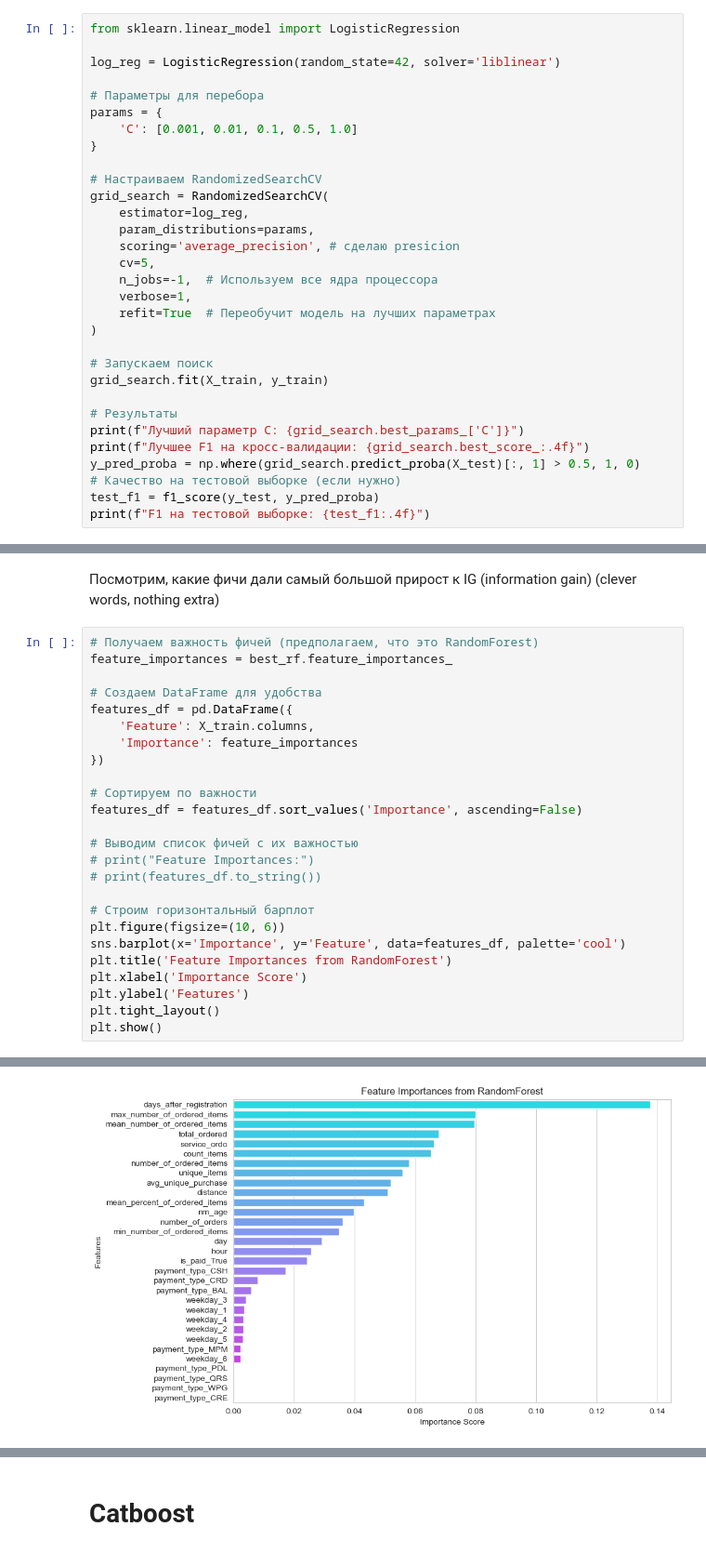
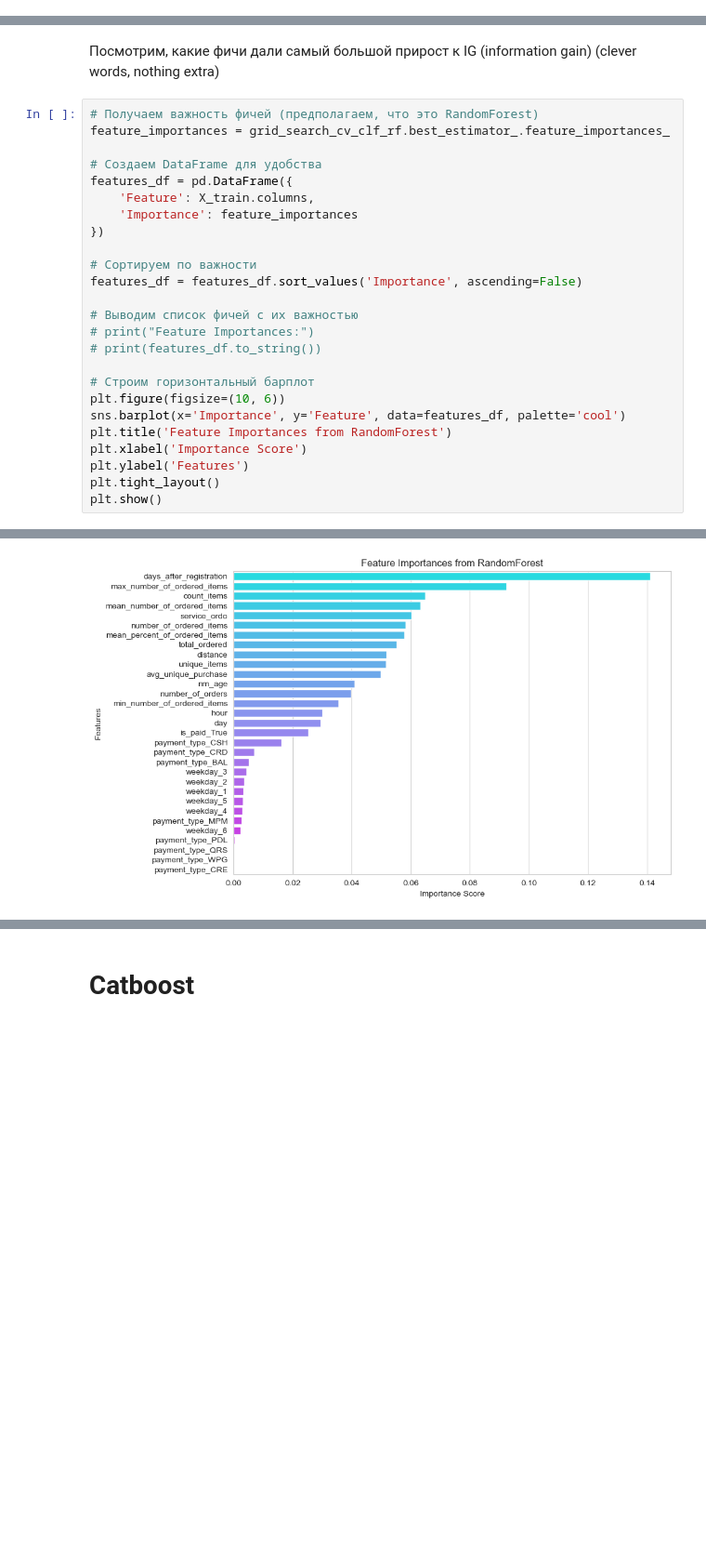
Before and after one commit to timu-ryan/wb-hackathon, a Jupyter notebook: ml/stock_detection.ipynb, the cells around one changed output, grey strips where cells are left out. Shown at 93% size. Cells and saved outputs as stored; diff of their text form; blank space fills up the shorter version.

```diff
--- a/ml/stock_detection.ipynb
+++ b/ml/stock_detection.ipynb
@@ -499,31 +500,0 @@ X_train, X_test, y_train, y_test = train_test_split(X_res, y_res, test_size = 0.
-# %%
-from sklearn.linear_model import LogisticRegression
-
-log_reg = LogisticRegression(random_state=42, solver='liblinear')
-
-# Параметры для перебора
-params = {
-    'C': [0.001, 0.01, 0.1, 0.5, 1.0]
-}
-
-# Настраиваем RandomizedSearchCV
-grid_search = RandomizedSearchCV(
-    estimator=log_reg,
-    param_distributions=params,
-    scoring='average_precision', # сделаю presicion
-    cv=5,
-    n_jobs=-1,  # Используем все ядра процессора
-    verbose=1,
-    refit=True  # Переобучит модель на лучших параметрах
-)
-
-# Запускаем поиск
-grid_search.fit(X_train, y_train)
-
-# Результаты
-print(f"Лучший параметр C: {grid_search.best_params_['C']}")
-print(f"Лучшее F1 на кросс-валидации: {grid_search.best_score_:.4f}")
-y_pred_proba = np.where(grid_search.predict_proba(X_test)[:, 1] > 0.5, 1, 0)
-# Качество на тестовой выборке (если нужно)
-test_f1 = f1_score(y_test, y_pred_proba)
-print(f"F1 на тестовой выборке: {test_f1:.4f}")
@@ -631,31 +579,31 @@ with open('model.pkl', 'wb') as f:
 Посмотрим, какие фичи дали самый большой прирост к IG (information gain) (clever words, nothing extra)
 # %%
 # Получаем важность фичей (предполагаем, что это RandomForest)
-feature_importances = best_rf.feature_importances_
+feature_importances = grid_search_cv_clf_rf.best_estimator_.feature_importances_
 
 # Создаем DataFrame для удобства
 features_df = pd.DataFrame({
     'Feature': X_train.columns,
     'Importance': feature_importances
 })
 
 # Сортируем по важности
 features_df = features_df.sort_values('Importance', ascending=False)
 
 # Выводим список фичей с их важностью
 # print("Feature Importances:")
 # print(features_df.to_string())
 
 # Строим горизонтальный барплот
 plt.figure(figsize=(10, 6))
 sns.barplot(x='Importance', y='Feature', data=features_df, palette='cool')
 plt.title('Feature Importances from RandomForest')
 plt.xlabel('Importance Score')
 plt.ylabel('Features')
 plt.tight_layout()
 plt.show()
 # %% [output]
 Passing `palette` without assigning `hue` is deprecated and will be removed in v0.14.0. Assign the `y` variable to `hue` and set `legend=False` for the same effect.
 
   sns.barplot(x='Importance', y='Feature', data=features_df, palette='cool')
-[figure, old version]
+[figure, new version]
```
Also changed, not shown: parts of 22 cells of this notebook, 5 other files.
